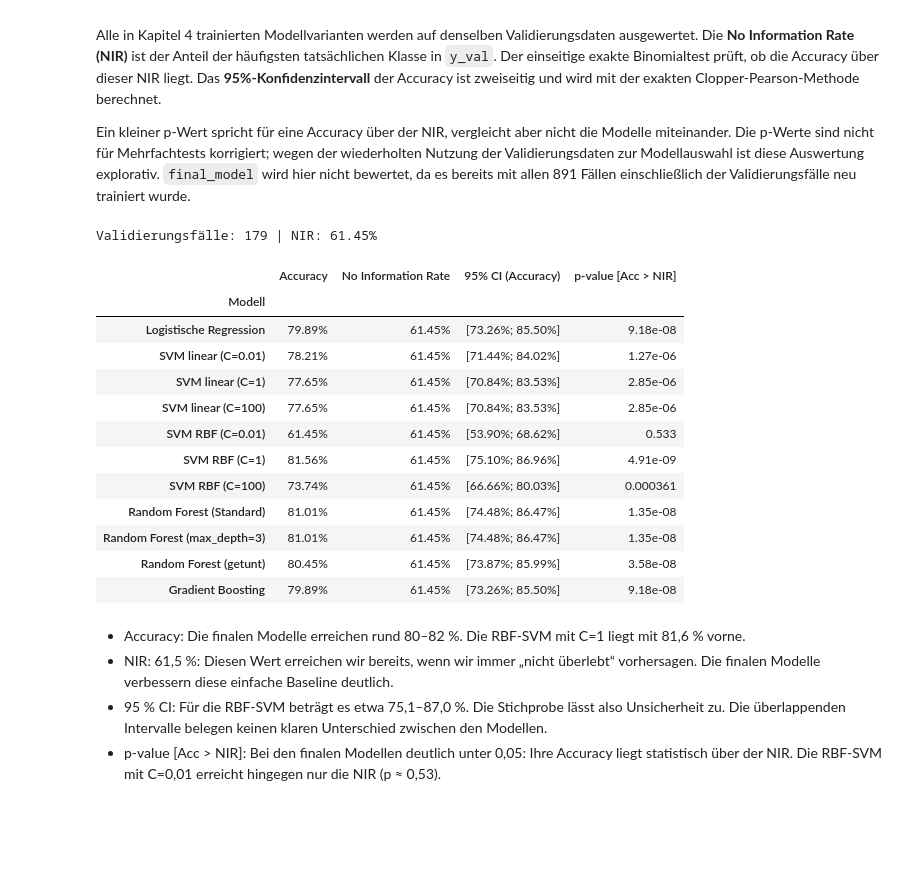
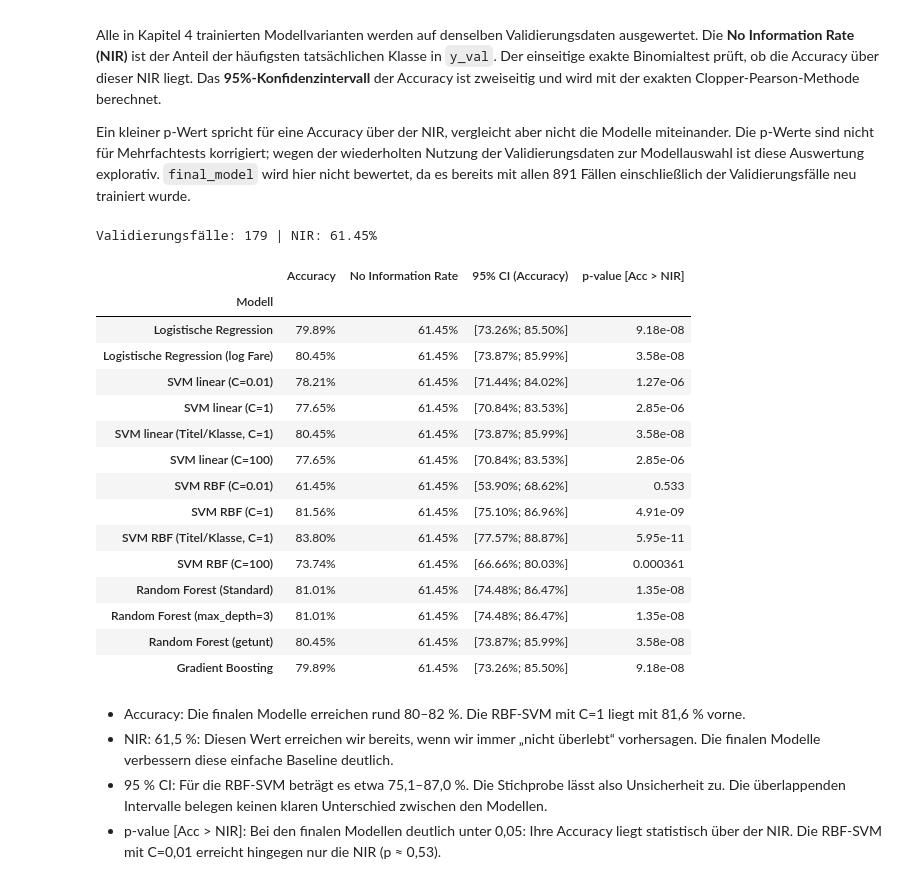
Before and after one commit to dhubmann/titanic, a Jupyter notebook: titanic.ipynb, the cells around one changed output. Drawn from its saved outputs; the diff is of its cells as text; code cells hidden in the pictures; blank space fills up the shorter version.

Commit message:
Add another log reg model and two svms

```diff
--- a/titanic.ipynb
+++ b/titanic.ipynb
@@ -1276,7 +1376,7 @@ Mit 0.85 im Recall bei den Nicht-Überlebenden sagt das Modell diese Gruppe zuve
 # %%
 # Lineare SVM mit C=0.01
 svm_model_C0_01 = Pipeline([
-    ("preprocessing", preprocessing),
+    ("preprocessing", clone(preprocessing)),
     ("svm", SVC(kernel="linear", C=0.01))
 ])
 
@@ -1307,7 +1407,7 @@ ROC-AUC: 0.836
 # %%
 # Lineare SVM mit C=100
 svm_model_C100 = Pipeline([
-    ("preprocessing", preprocessing),
+    ("preprocessing", clone(preprocessing)),
     ("svm", SVC(kernel="linear", C=100))
 ])
 
@@ -1338,6 +1438,12 @@ ROC-AUC: 0.796
 # %% [markdown]
 #### 4.2.1 SVM mit RBF-Kernel
 # %%
+# RBF-Modelle vor dem Vergleich vollständig trainieren.
+rbf_model_C0_01 = clone(svm_model).set_params(svm__kernel="rbf", svm__C=0.01, svm__gamma="scale")
+rbf_model_C0_01.fit(X_train, y_train)
+rbf_model_C1 = clone(svm_model).set_params(svm__kernel="rbf", svm__C=1.0, svm__gamma="scale")
+rbf_model_C1.fit(X_train, y_train)
+
 rbf_model_C100 = clone(svm_model).set_params(
     svm__kernel="rbf",
     svm__C=100,
@@ -1835,7 +2046,7 @@ from sklearn.ensemble import RandomForestClassifier
 
 # Random Forest mit der bestehenden Vorverarbeitung
 rf_model = Pipeline([
-    ("preprocessing", preprocessing),
+    ("preprocessing", clone(preprocessing)),
     ("random_forest", RandomForestClassifier(n_estimators=300, random_state=42))
 ])
 
@@ -2462,11 +2673,14 @@ from IPython.display import display
 # Ausschließlich Modelle verwenden, die auf X_train trainiert wurden.
 nir_modelle = {
     "Logistische Regression": logistic_model,
+    "Logistische Regression (log Fare)": logistic_model_logfare,
     "SVM linear (C=0.01)": svm_model_C0_01,
     "SVM linear (C=1)": svm_model,
+    "SVM linear (Titel/Klasse, C=1)": svm_linear_titel,
     "SVM linear (C=100)": svm_model_C100,
     "SVM RBF (C=0.01)": rbf_model_C0_01,
     "SVM RBF (C=1)": rbf_model_C1,
+    "SVM RBF (Titel/Klasse, C=1)": svm_rbf_titel,
     "SVM RBF (C=100)": rbf_model_C100,
     "Random Forest (Standard)": rf_model,
     "Random Forest (max_depth=3)": rf_model_depth3,
@@ -2479,7 +2693,8 @@ n_validierung = len(y_val)
 nir_ergebnisse = []
 
 for name, modell in nir_modelle.items():
-    vorhersagen = modell.predict(X_val)
+    eingaben = X_val_titel if modell is svm_linear_titel or modell is svm_rbf_titel else X_val
+    vorhersagen = modell.predict(eingaben)
     korrekt = int(np.count_nonzero(vorhersagen == y_val.to_numpy()))
 
     test = binomtest(k=korrekt, n=n_validierung, p=nir, alternative="greater")
@@ -2493,38 +2708,41 @@ for name, modell in nir_modelle.items():
         "Accuracy": korrekt / n_validierung,
         "No Information Rate": nir,
         "95% CI unten": intervall.low,
         "95% CI oben": intervall.high,
         "p-value [Acc > NIR]": test.pvalue
     })
 
 # Numerische Ergebnisse bleiben für weitere Auswertungen verfügbar.
 nir_vergleich = pd.DataFrame(nir_ergebnisse).set_index("Modell")
 
 # Lesbare Ausgabe ohne zusätzliche Formatierungspakete.
 nir_anzeige = nir_vergleich[["Accuracy", "No Information Rate"]].copy()
 for spalte in nir_anzeige.columns:
     nir_anzeige[spalte] = nir_anzeige[spalte].map(lambda wert: f"{wert:.2%}")
 
 nir_anzeige["95% CI (Accuracy)"] = [
     f"[{unten:.2%}; {oben:.2%}]"
     for unten, oben in zip(nir_vergleich["95% CI unten"], nir_vergleich["95% CI oben"])
 ]
 nir_anzeige["p-value [Acc > NIR]"] = nir_vergleich["p-value [Acc > NIR]"].map(
     lambda wert: f"{wert:.3g}"
 )
 
 print(f"Validierungsfälle: {n_validierung} | NIR: {nir:.2%}")
 display(nir_anzeige)
 # %% [output]
 Validierungsfälle: 179 | NIR: 61.45%
 |  | Accuracy | No Information Rate | 95% CI (Accuracy) | p-value [Acc > NIR] |
 | Modell |  |  |  |  |
 | Logistische Regression | 79.89% | 61.45% | [73.26%; 85.50%] | 9.18e-08 |
+| Logistische Regression (log Fare) | 80.45% | 61.45% | [73.87%; 85.99%] | 3.58e-08 |
 | SVM linear (C=0.01) | 78.21% | 61.45% | [71.44%; 84.02%] | 1.27e-06 |
 | SVM linear (C=1) | 77.65% | 61.45% | [70.84%; 83.53%] | 2.85e-06 |
+| SVM linear (Titel/Klasse, C=1) | 80.45% | 61.45% | [73.87%; 85.99%] | 3.58e-08 |
 | SVM linear (C=100) | 77.65% | 61.45% | [70.84%; 83.53%] | 2.85e-06 |
 | SVM RBF (C=0.01) | 61.45% | 61.45% | [53.90%; 68.62%] | 0.533 |
 | SVM RBF (C=1) | 81.56% | 61.45% | [75.10%; 86.96%] | 4.91e-09 |
+| SVM RBF (Titel/Klasse, C=1) | 83.80% | 61.45% | [77.57%; 88.87%] | 5.95e-11 |
 | SVM RBF (C=100) | 73.74% | 61.45% | [66.66%; 80.03%] | 0.000361 |
 | Random Forest (Standard) | 81.01% | 61.45% | [74.48%; 86.47%] | 1.35e-08 |
 | Random Forest (max_depth=3) | 81.01% | 61.45% | [74.48%; 86.47%] | 1.35e-08 |
```
Also changed, not shown: parts of 17 cells of this notebook.
